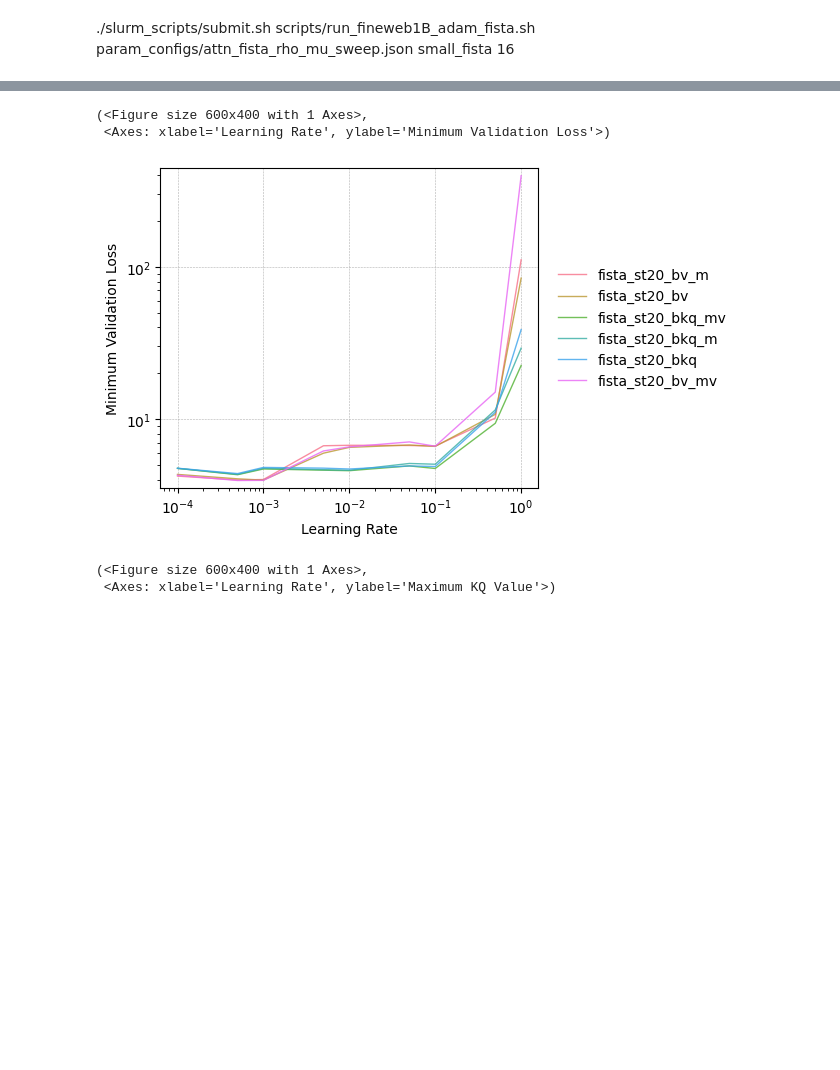
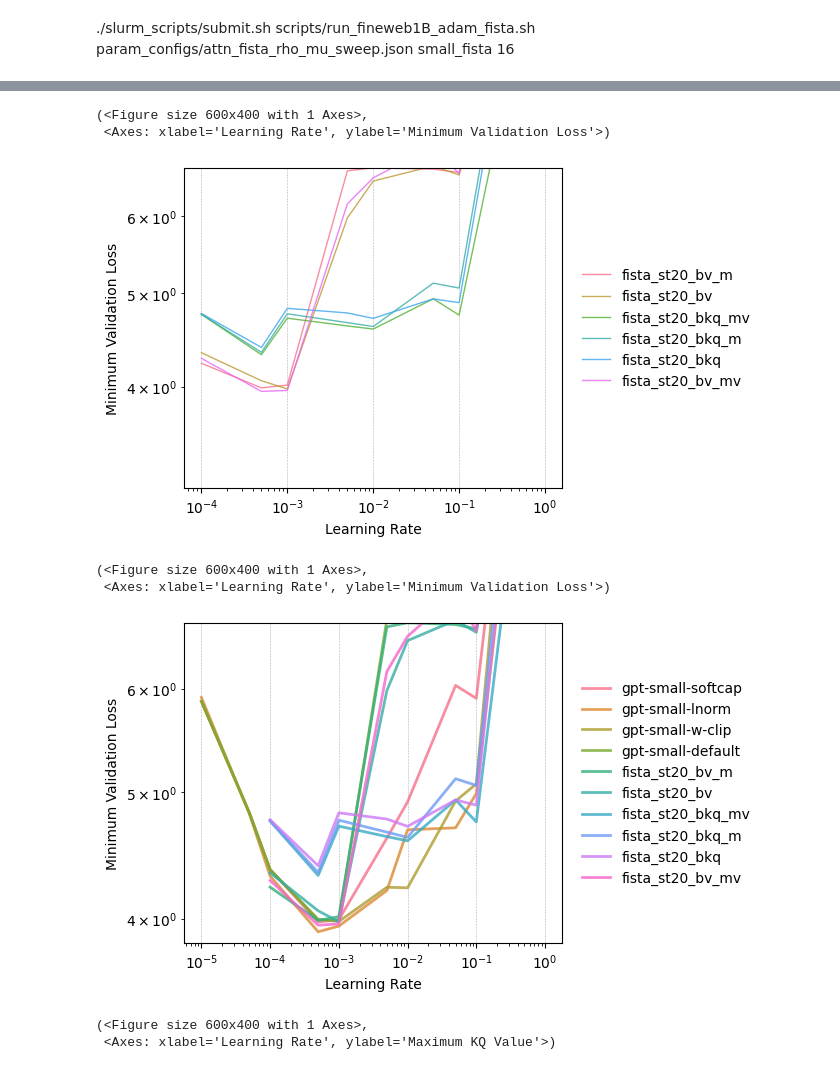
Before and after one commit to gowerrobert/GPT-opt, a Jupyter notebook: sweeps/sweep_lr_baselines.ipynb, the cells around one changed output, grey strips where cells are left out. Drawn from its saved outputs; the diff is of its cells as text; code cells hidden in the pictures; blank space fills up the shorter version.

```diff
--- a/sweeps/sweep_lr_baselines.ipynb
+++ b/sweeps/sweep_lr_baselines.ipynb
@@ -65,9 +64,16 @@ plot_lr_sweep_over_models(df, ycol="min_val_loss", ylog=True)
 # %%
-plot_lr_sweep_over_models(df[df["model"].str.contains("fista_st20")], ycol="min_val_loss", ylog=True, linewidth=1)
+plot_lr_sweep_over_models(df[df["model"].str.contains("fista_st20")], ycol="min_val_loss", ylog=True, linewidth=1,
+                          ylim=(0, 6))
 # %% [output]
 (<Figure size 600x400 with 1 Axes>,
  <Axes: xlabel='Learning Rate', ylabel='Minimum Validation Loss'>)
-[figure, old version]
+[figure, new version]
+# %%
+plot_lr_sweep_over_models(df, ycol="min_val_loss", ylog=True, linewidth=2, ylim=(4.3, 6))
+# %% [output]
+(<Figure size 600x400 with 1 Axes>,
+ <Axes: xlabel='Learning Rate', ylabel='Minimum Validation Loss'>)
+[figure, added]
 # %%
 plot_lr_sweep_over_models(df[df["model"].str.contains("fista_st20")], ycol="kq_max", ylog=True,
                           alpha=0.8, linewidth=1.0)
```
Also changed, not shown: parts of 6 cells of this notebook, 9 other files.
